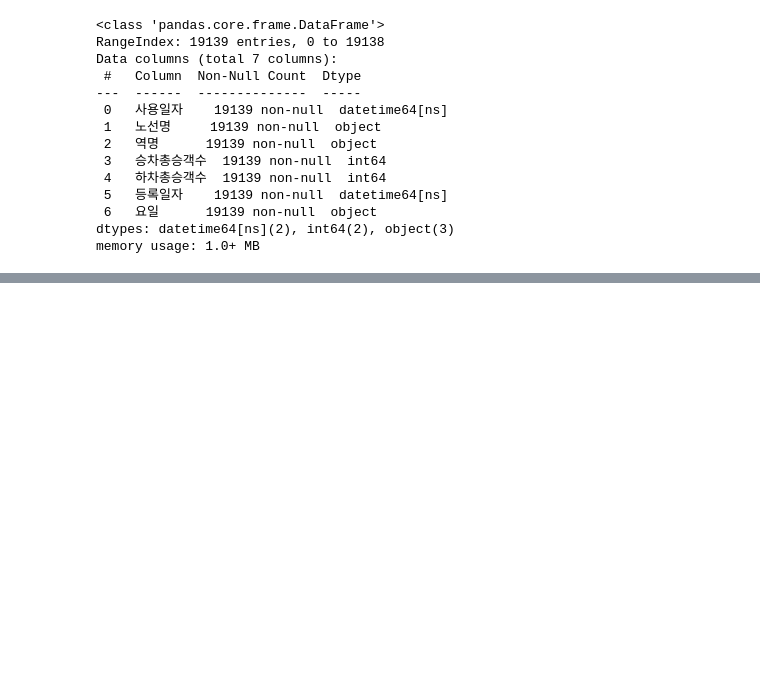
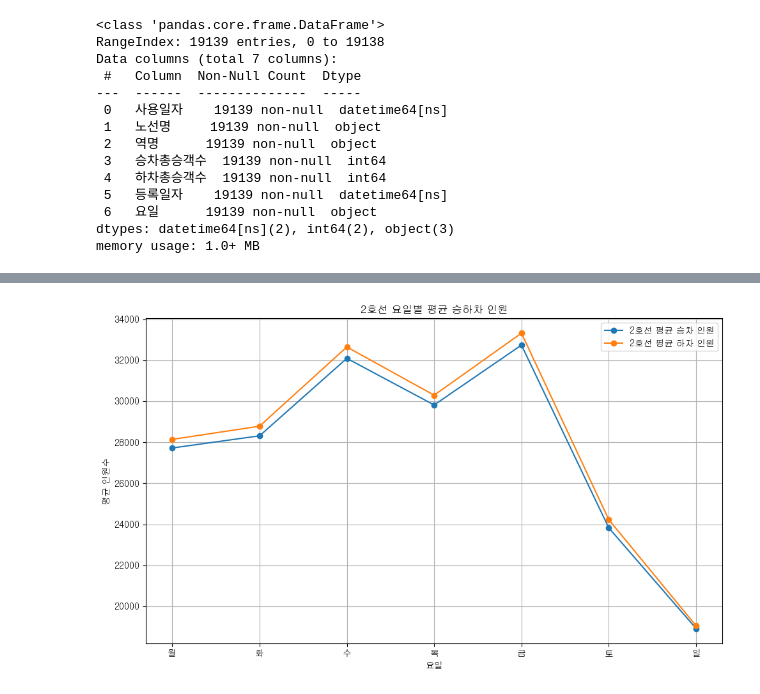
Before and after one commit to 2rlo0/hipython_rep, a Jupyter notebook: min_proj/지하철분석보고서.ipynb, the cells around one changed output, grey strips where cells are left out. Drawn from its saved outputs; the diff is of its cells as text; code cells hidden in the pictures; blank space fills up the shorter version.

```diff
--- a/min_proj/지하철분석보고서.ipynb
+++ b/min_proj/지하철분석보고서.ipynb
@@ -200,0 +241,12 @@ weekday_mean = df.groupby('요일')[['승차총승객수', '하차총승객수']
+# %%
+# 2호선 요일별 평균 승하차 인원
+df_2 = df[df['노선명'] == '2호선']
+
+weekday_2_mean = df_2.groupby('요일')[['승차총승객수', '하차총승객수']].mean().reset_index()
+
+# 요일 순서 정리
+weekday_order = ['월', '화', '수', '목', '금', '토', '일']
+weekday_2_mean['요일'] = pd.Categorical(weekday_2_mean['요일'], categories=weekday_order, ordered=True)
+weekday_2_mean = weekday_2_mean.sort_values('요일').reset_index(drop=True)
+
+weekday_2_mean
@@ -200,0 +262,14 @@ weekday_mean = df.groupby('요일')[['승차총승객수', '하차총승객수']
+# %%
+plt.figure(figsize=(10,6))
+plt.plot(weekday_2_mean['요일'], weekday_2_mean['승차총승객수'], marker='o', label='2호선 평균 승차 인원')
+plt.plot(weekday_2_mean['요일'], weekday_2_mean['하차총승객수'], marker='o', label='2호선 평균 하차 인원')
+
+plt.title('2호선 요일별 평균 승하차 인원')
+plt.xlabel('요일')
+plt.ylabel('평균 인원수')
+plt.grid(True)
+plt.legend()
+plt.tight_layout()
+plt.show()
+# %% [output]
+[figure, added]
```
Also changed, not shown: parts of 11 cells of this notebook.
